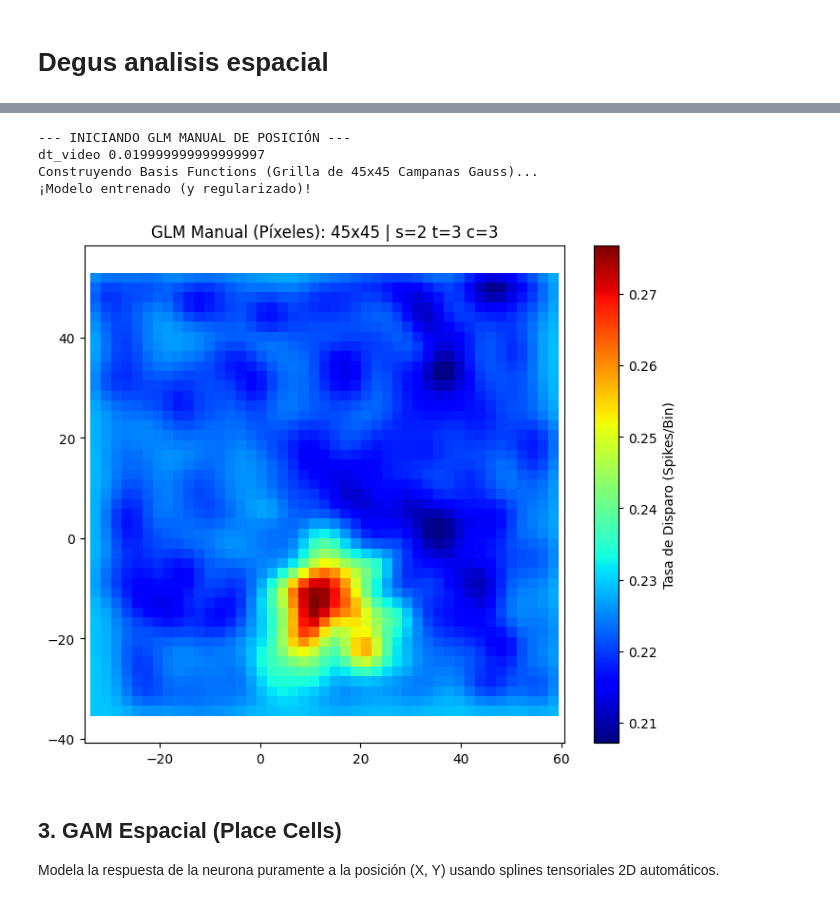
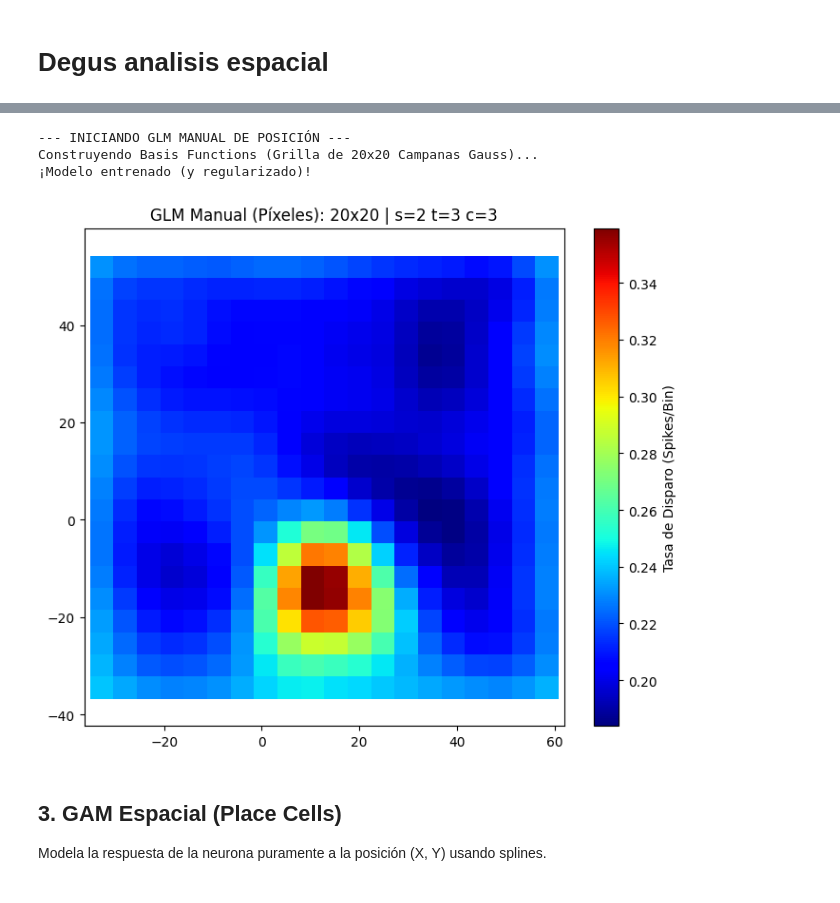
Before and after one commit to tomasroko1/Octodon-Degus, a Jupyter notebook: playground.ipynb, the cells around one changed output, grey strips where cells are left out. Saved outputs shown, nothing was run; the diff lists cells and outputs as text; code cells hidden in the pictures.

```diff
--- a/playground.ipynb
+++ b/playground.ipynb
@@ -32,16 +27,15 @@ Es un gran punto de comparación matemática.
 # %%
-n_bines_glm = 45
+n_bines_glm = 20
 
 glm_posicion_manual(sesion, tetrodo, neurona, n_bines_glm)
 # %% [output]
 --- INICIANDO GLM MANUAL DE POSICIÓN ---
-dt_video 0.019999999999999997
-Construyendo Basis Functions (Grilla de 45x45 Campanas Gauss)...
+Construyendo Basis Functions (Grilla de 20x20 Campanas Gauss)...
 ¡Modelo entrenado (y regularizado)!
-[figure, old version]
+[figure, new version]
 # %% [markdown]
 ## 3. GAM Espacial (Place Cells)
-Modela la respuesta de la neurona puramente a la posición (X, Y) usando splines tensoriales 2D automáticos.
+Modela la respuesta de la neurona puramente a la posición (X, Y) usando splines.
 # %%
 splines_pos = 5
 
```
Also changed, not shown: parts of 6 cells of this notebook, 1 other file.
